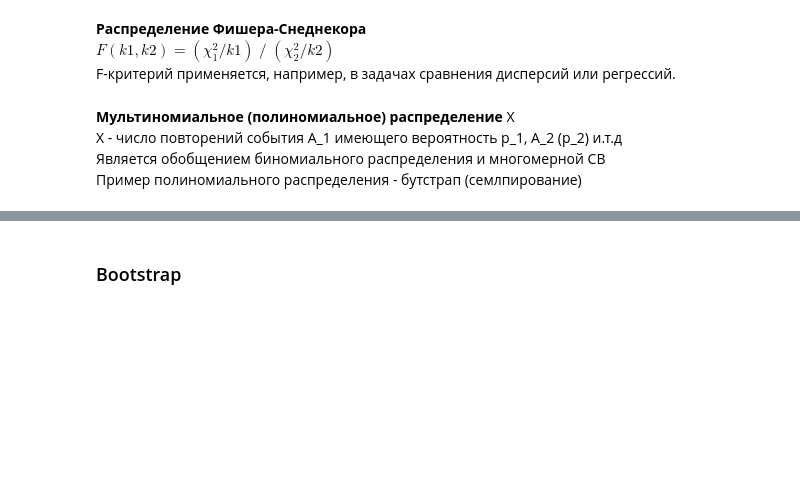
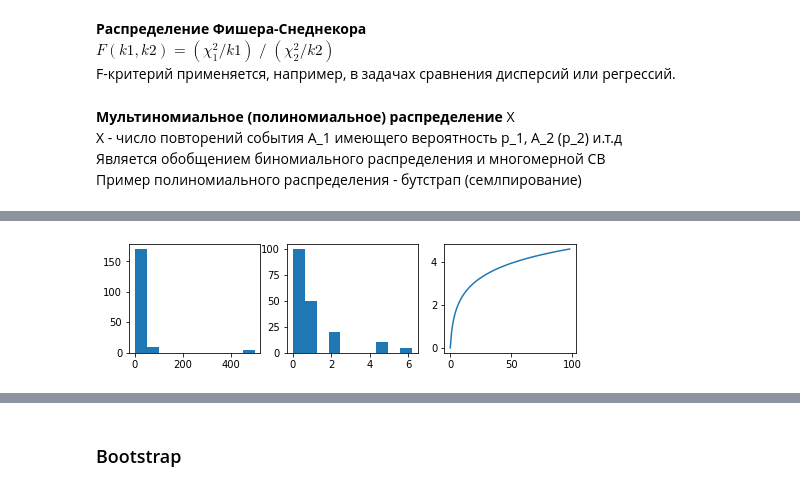
Before and after one commit to gavrevnik/analytics_tools, a Jupyter notebook: Статистика.ipynb, the cells around one changed output, grey strips where cells are left out. Drawn from its saved outputs; the diff is of its cells as text; code cells hidden in the pictures; blank space fills up the shorter version.

```diff
--- a/Статистика.ipynb
+++ b/Статистика.ipynb
@@ -168,0 +200,8 @@ np.random.choice(val_list, replace=True) # данная случайная ве
+# %%
+# (1) пример сжатия хвоста и как выглядит скорость роста логарифмической кривой
+Y = 100 * [1] + 50 * [2] + 20 * [10] + 10 * [100] + 5 * [500]
+Y_tr = np.log(Y); Y_log = np.log(np.arange(1, 100))
+fig, ax = plt.subplots(nrows=1, ncols=3, figsize=(8, 2))
+ax[0].hist(Y, bins=10); ax[1].hist(Y_tr, bins=10); ax[2].plot(Y_log); plt.show()
+# %% [output]
+[figure, added]
```
Also changed, not shown: parts of 9 cells of this notebook, 1 other file.
